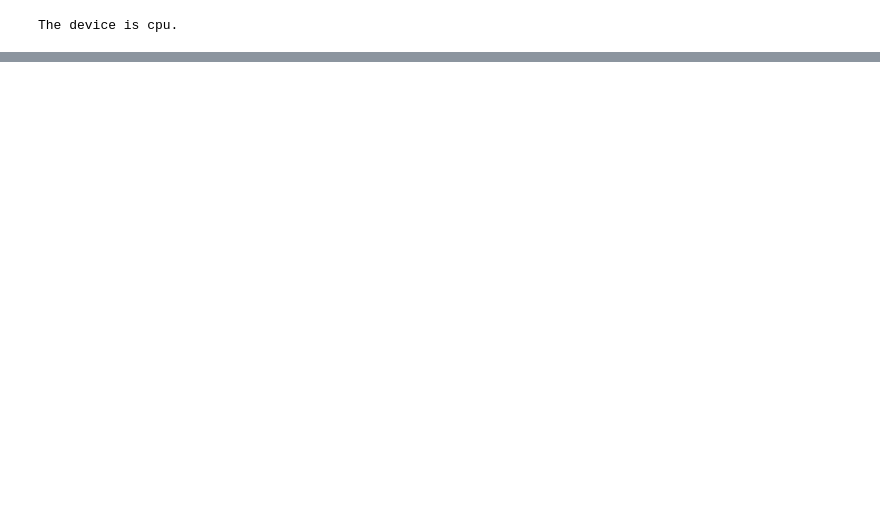
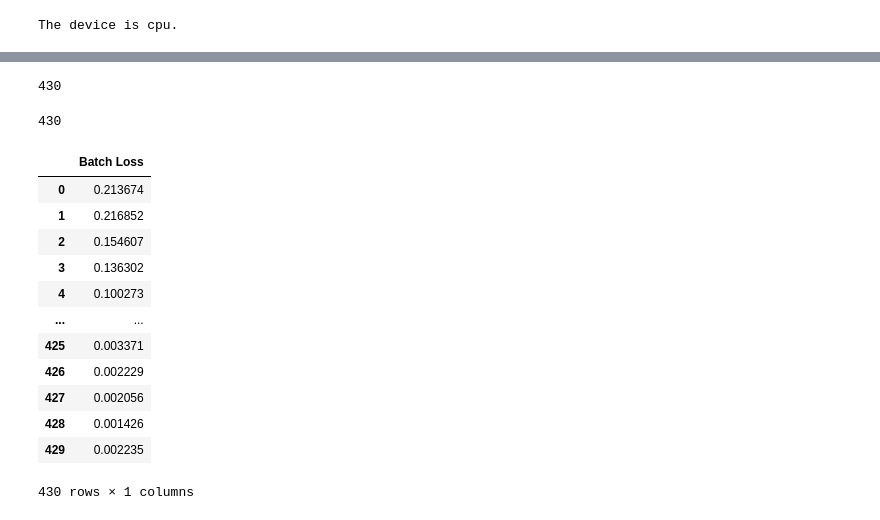
Before and after one commit to Grog4r/Convolutional-Auto-Encoder-on-Marble-Dataset, a Jupyter notebook: encoder.ipynb, the cells around one changed output, grey strips where cells are left out. Cells and saved outputs as stored; diff of their text form; code cells hidden in the pictures; blank space fills up the shorter version.

```diff
--- a/encoder.ipynb
+++ b/encoder.ipynb
@@ -178,0 +151,32 @@ Epoch [10/10], Loss: 0.001747
+# %%
+losses_extended = []
+for loss in losses:
+    for _ in range(43):
+        losses_extended.append(loss)
+len(losses_extended)
+# %% [output]
+430
+# %%
+len(batch_losses)
+# %% [output]
+430
+# %%
+import pandas as pd
+import plotly.express as px
+
+df_losses = pd.DataFrame({"Batch Loss": batch_losses})
+df_losses
+# %% [output]
+|  | Batch Loss |
+| 0 | 0.213674 |
+| 1 | 0.216852 |
+| 2 | 0.154607 |
+| 3 | 0.136302 |
+| 4 | 0.100273 |
+| ... | ... |
+| 425 | 0.003371 |
+| 426 | 0.002229 |
+| 427 | 0.002056 |
+| 428 | 0.001426 |
+| 429 | 0.002235 |
+430 rows × 1 columns
```
Also changed, not shown: parts of 25 cells of this notebook, 3 other files.
